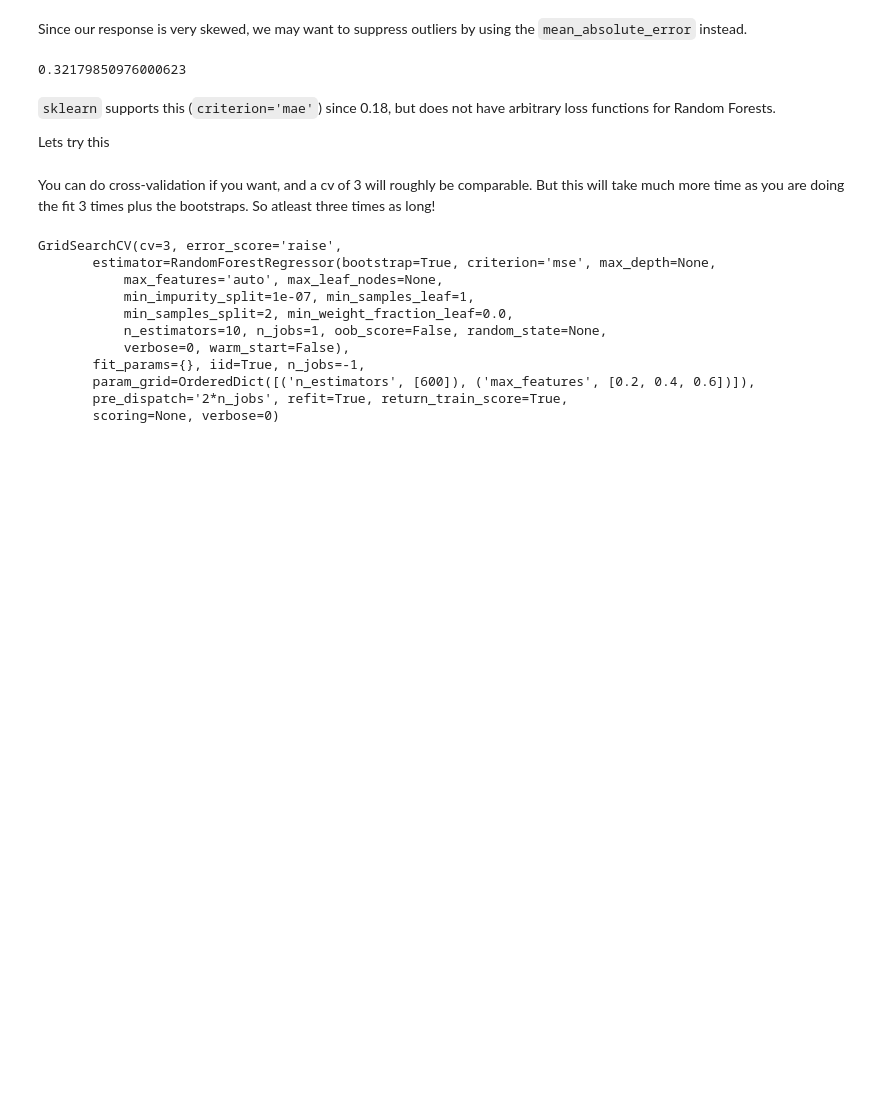
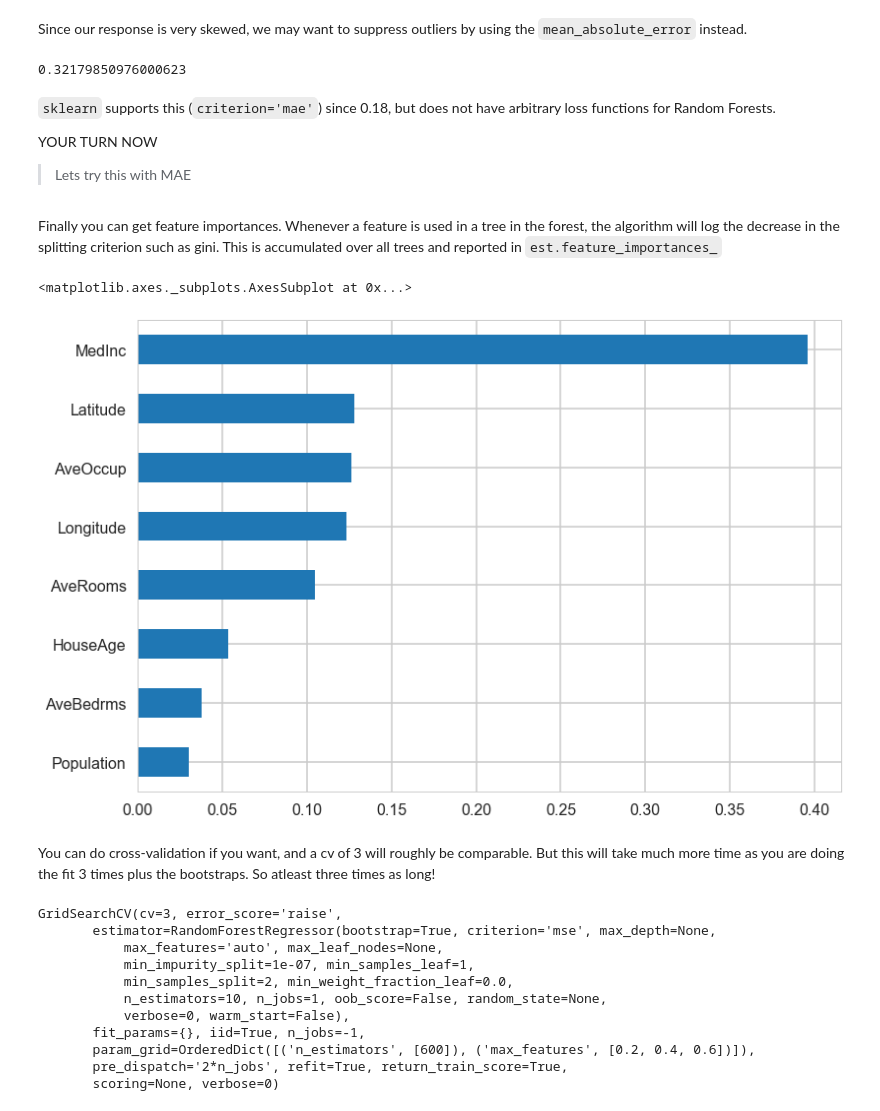
Before and after one commit to cs109/a-2017, a Jupyter notebook: Labs/Lab9_DT_RF_Boosting/RF_and_Boosting.ipynb, the cells around one changed output. Saved outputs shown, nothing was run; the diff lists cells and outputs as text; code cells hidden in the pictures; blank space fills up the shorter version.

Commit message:
added feature importances

```diff
--- a/Labs/Lab9_DT_RF_Boosting/RF_and_Boosting.ipynb
+++ b/Labs/Lab9_DT_RF_Boosting/RF_and_Boosting.ipynb
@@ -234,9 +234,17 @@ mean_absolute_error(ytest, rf1.predict(Xtest))
 # %% [markdown]
 `sklearn` supports this (`criterion='mae'`) since 0.18, but does not have arbitrary loss functions for Random Forests.
 
-Lets try this
+YOUR TURN NOW
+>Lets try this with MAE
 # %%
 # your code here
+# %% [markdown]
+Finally you can get feature importances. Whenever a feature is used in a tree in the forest, the algorithm will log the decrease in the splitting criterion such as gini. This is accumulated over all trees and reported in `est.feature_importances_`
+# %%
+pd.Series(rf1.feature_importances_, index=names).sort_values().plot(kind="barh")
+# %% [output]
+<matplotlib.axes._subplots.AxesSubplot at 0x...>
+[figure, added]
 # %% [markdown]
 You can do cross-validation if you want, and a cv of 3 will roughly be comparable. But this will take much more time as you are doing the fit 3 times plus the bootstraps. So atleast three times as long!
 # %%
```
Also changed, not shown: parts of 4 cells of this notebook.
